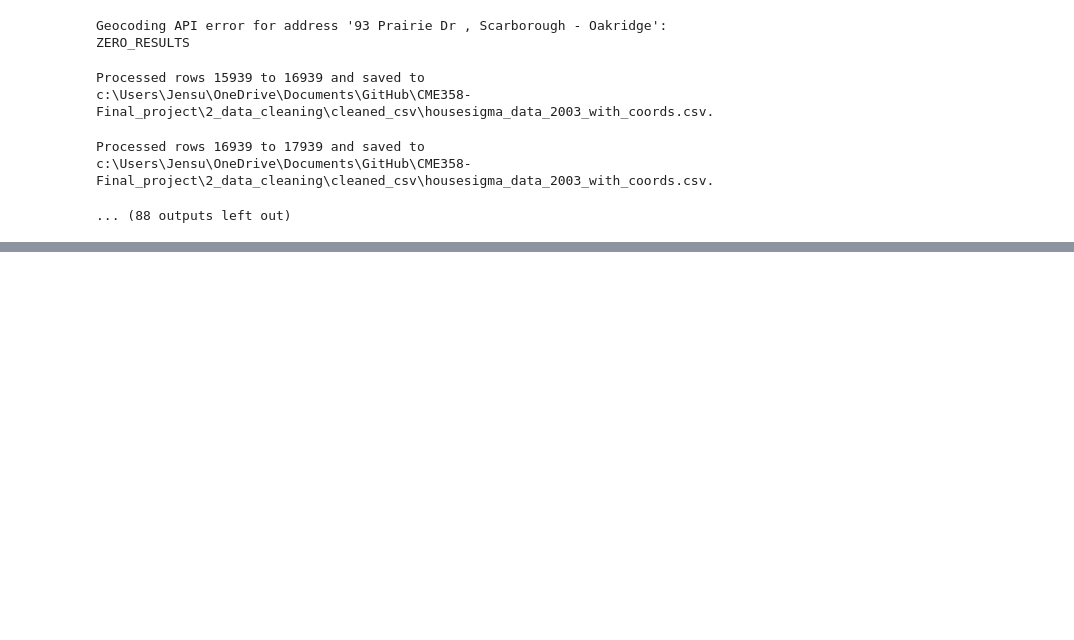
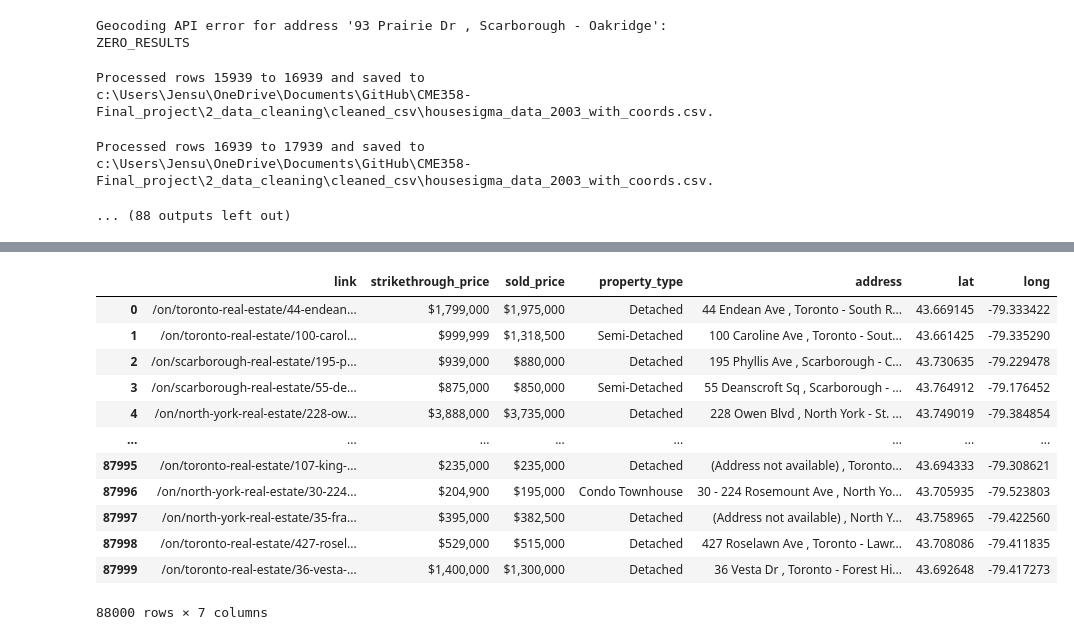
Before and after one commit to sunnyjen/CME358-Final_project, a Jupyter notebook: 1_data_extraction/add_geo_coordinates_for_houses.ipynb, the cells around one changed output, grey strips where cells are left out. Drawn from its saved outputs; the diff is of its cells as text; code cells hidden in the pictures; blank space fills up the shorter version.

```diff
--- a/1_data_extraction/add_geo_coordinates_for_houses.ipynb
+++ b/1_data_extraction/add_geo_coordinates_for_houses.ipynb
@@ -235,0 +242,19 @@ NameError: name 'housesigma_csv' is not defined
+# %%
+housesigma_with_coords_date = parent_dir/'2_data_cleaning'/'cleaned_csv'/'housesigma_data_2003_with_coords_date.csv'
+house_sigma = pd.read_csv(housesigma_csv)
+house_sigma_with_coords = pd.read_csv(housesigma_with_coords_csv)
+house_sigma_with_coords
+# %% [output]
+|  | link | strikethrough_price | sold_price | property_type | address | lat | long |
+| 0 | /on/toronto-real-estate/44-endean... | $1,799,000 | $1,975,000 | Detached | 44 Endean Ave , Toronto - South R... | 43.669145 | -79.333422 |
+| 1 | /on/toronto-real-estate/100-carol... | $999,999 | $1,318,500 | Semi-Detached | 100 Caroline Ave , Toronto - Sout... | 43.661425 | -79.335290 |
+| 2 | /on/scarborough-real-estate/195-p... | $939,000 | $880,000 | Detached | 195 Phyllis Ave , Scarborough - C... | 43.730635 | -79.229478 |
+| 3 | /on/scarborough-real-estate/55-de... | $875,000 | $850,000 | Semi-Detached | 55 Deanscroft Sq , Scarborough - ... | 43.764912 | -79.176452 |
+| 4 | /on/north-york-real-estate/228-ow... | $3,888,000 | $3,735,000 | Detached | 228 Owen Blvd , North York - St. ... | 43.749019 | -79.384854 |
+| ... | ... | ... | ... | ... | ... | ... | ... |
+| 87995 | /on/toronto-real-estate/107-king-... | $235,000 | $235,000 | Detached | (Address not available) , Toronto... | 43.694333 | -79.308621 |
+| 87996 | /on/north-york-real-estate/30-224... | $204,900 | $195,000 | Condo Townhouse | 30 - 224 Rosemount Ave , North Yo... | 43.705935 | -79.523803 |
+| 87997 | /on/north-york-real-estate/35-fra... | $395,000 | $382,500 | Detached | (Address not available) , North Y... | 43.758965 | -79.422560 |
+| 87998 | /on/toronto-real-estate/427-rosel... | $529,000 | $515,000 | Detached | 427 Roselawn Ave , Toronto - Lawr... | 43.708086 | -79.411835 |
+| 87999 | /on/toronto-real-estate/36-vesta-... | $1,400,000 | $1,300,000 | Detached | 36 Vesta Dr , Toronto - Forest Hi... | 43.692648 | -79.417273 |
+88000 rows × 7 columns
```
Also changed, not shown: parts of 6 cells of this notebook, 2 other files.
